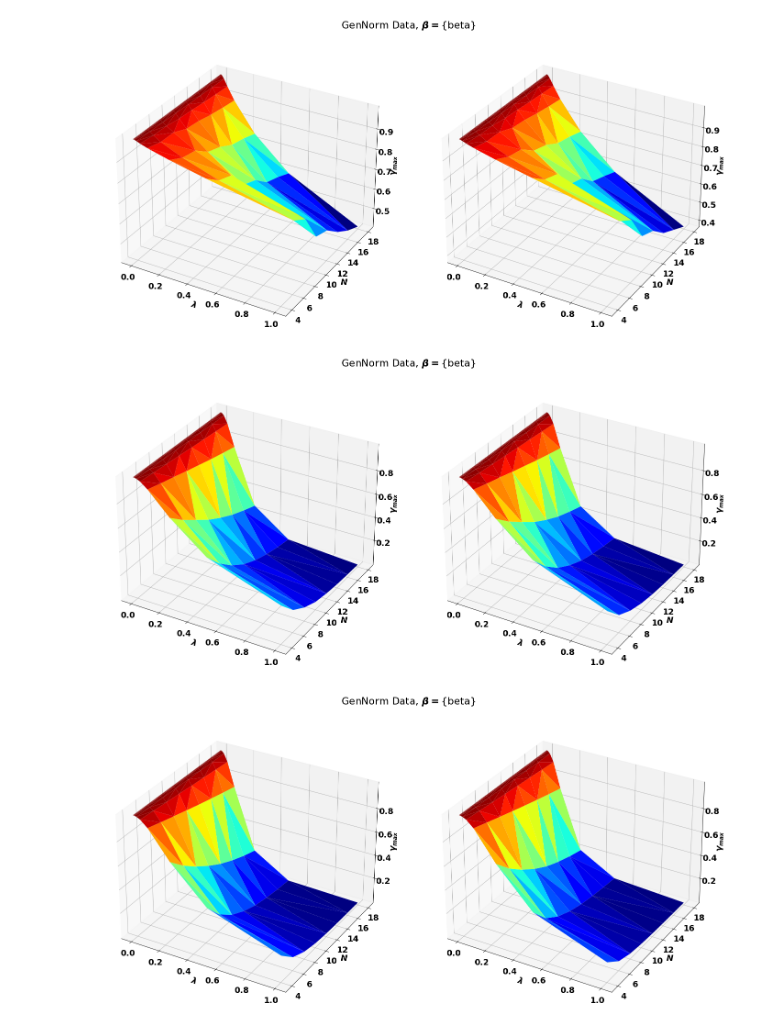
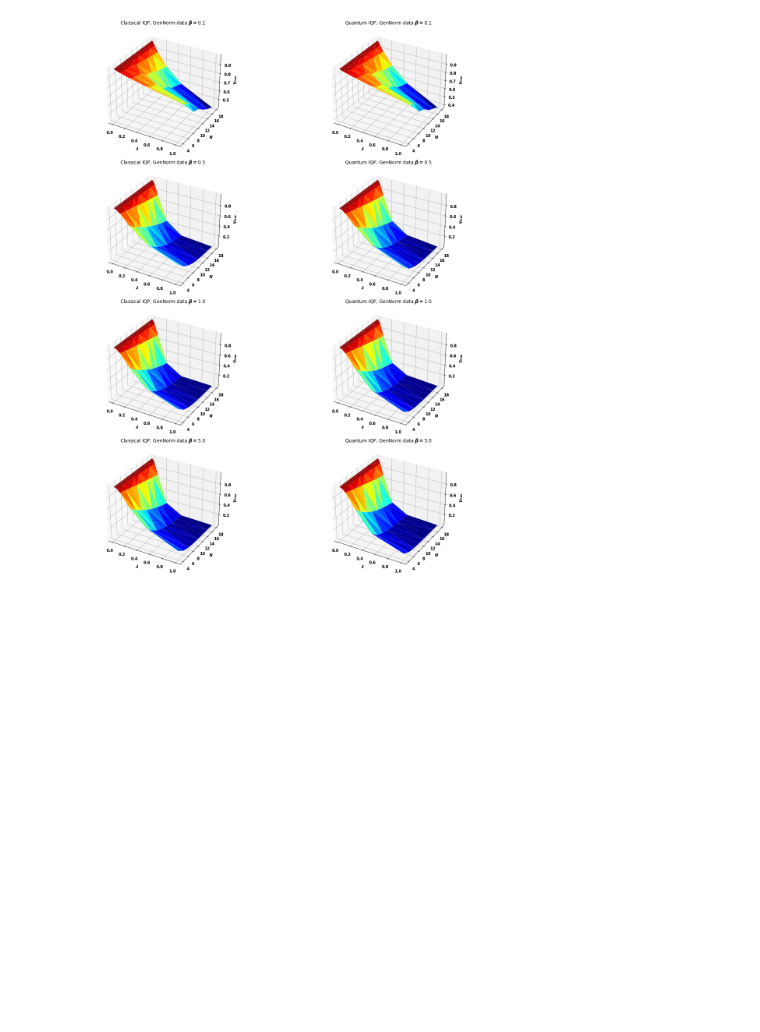
Before and after one commit to lslattery11/quantum_kernel, a Jupyter notebook: notebooks/data_visualization/iqp_fidelity_kernel_decay.ipynb, the cells around one changed output. Cells and saved outputs as stored; diff of their text form; code cells hidden in the pictures; blank space fills up the shorter version.

```diff
--- a/notebooks/data_visualization/iqp_fidelity_kernel_decay.ipynb
+++ b/notebooks/data_visualization/iqp_fidelity_kernel_decay.ipynb
@@ -62,39 +62,38 @@ def compute_dataframe_kernel_eigenvalues(df: pd.DataFrame,filter: dict = {}, k:
     filtered_df['kernel_eigenvalues']=filtered_df.apply(lambda row: np.abs(scipy.linalg.eigh(-1*row.qkern_matrix_train,eigvals_only=True,subset_by_index=(0,k-1)))/row.qkern_matrix_train.shape[0], axis=1)
     return filtered_df
 # %%
-betas=[0.05,0.1,0.2,0.5,1.0,5.0]
-for beta in betas:
+betas=[0.1,0.5,1.0,5.0]
+fig, axs = plt.subplots(len(betas),2,subplot_kw={"projection": "3d"},figsize=(20,20))
+for i,beta in enumerate(betas):
     filter={'beta': beta}
     new_df=compute_dataframe_kernel_eigenvalues(iqp_df,filter,k=3)
 
     classical_df=new_df[(new_df['density']==0)]
     cl_x=classical_df.scaling_factor
     cl_y=classical_df.dataset_dim
     cl_z=classical_df.apply(lambda x: max(x.kernel_eigenvalues),axis=1)
 
     q_df=new_df[(new_df['density']!=0)]
     q_x=q_df.scaling_factor
     q_y=q_df.dataset_dim
     q_z=q_df.apply(lambda x: max(x.kernel_eigenvalues),axis=1)
 
-    fig, axs = plt.subplots(1,2,subplot_kw={"projection": "3d"},figsize=(20,10))
-    ax=axs[0]
+
+    ax=axs[i][0]
     ax.plot_trisurf(cl_x,cl_y,cl_z,cmap=cm.jet)
     ax.set_xlabel('$\lambda$')
     ax.set_ylabel('$N$')
     ax.set_zlabel('$\gamma_{max}$')
-    ax.set_title('Classical IQP')
+    ax.set_title(rf'Classical IQP, GenNorm data $\beta=${beta}')
 
-    ax=axs[1]
+    ax=axs[i][1]
     ax.plot_trisurf(q_x,q_y,q_z,cmap=cm.jet)
     ax.set_xlabel('$\lambda$')
     ax.set_ylabel('$N$')
     ax.set_zlabel('$\gamma_{max}$')
-    ax.set_title('Quantum IQP')
+    ax.set_title(rf'Quantum IQP, GenNorm data $\beta=${beta}')
 
-    fig.suptitle(rf'GenNorm Data, $\beta=${beta}')
-    fig.tight_layout()
+fig.tight_layout()
+fig.savefig(f'{save_folder}IQP_gennorm_data_surface_plots.pdf')
 # %% [output]
-[figure, old version]
+[figure, new version]
-[figure, removed]
-[figure, removed]
```
Also changed, not shown: parts of 1 cell of this notebook, 1 other file.
